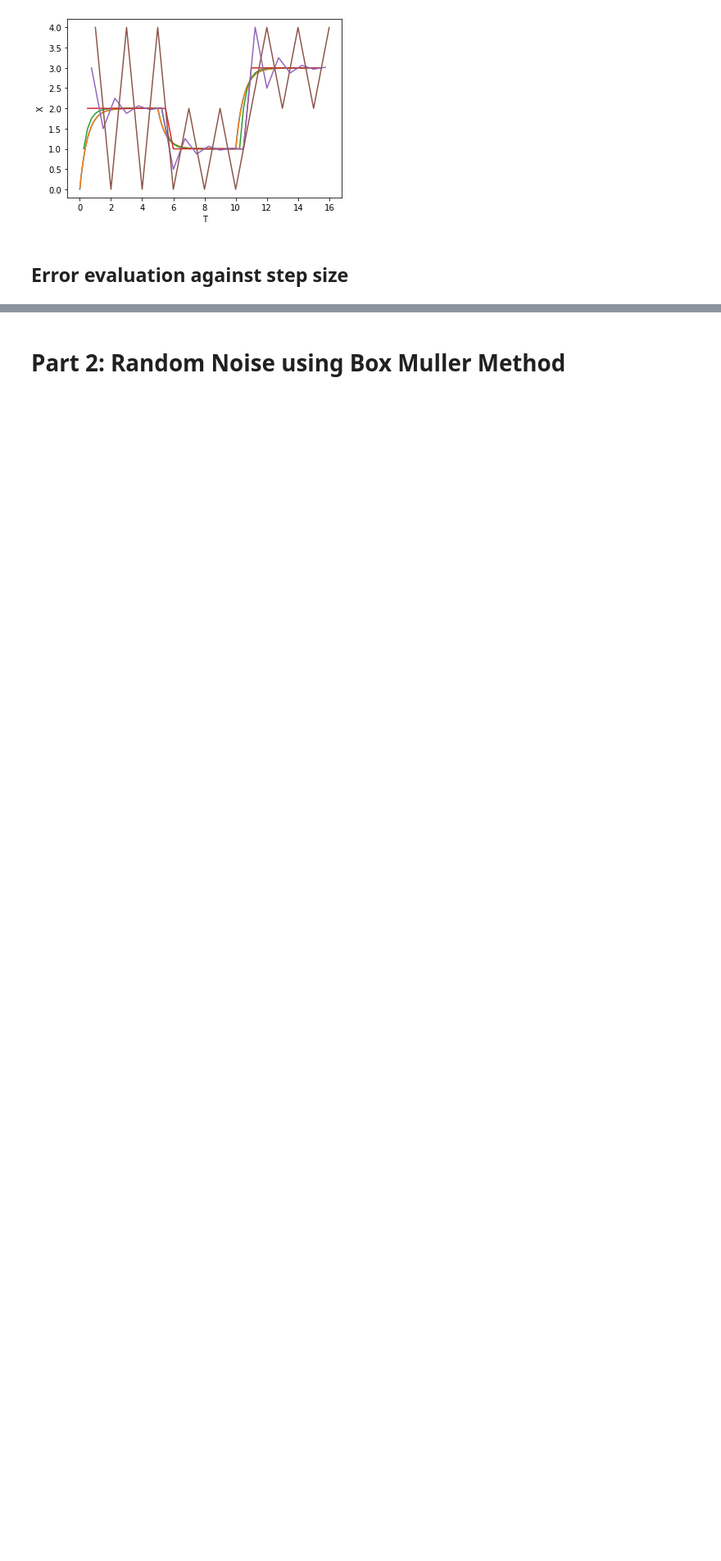
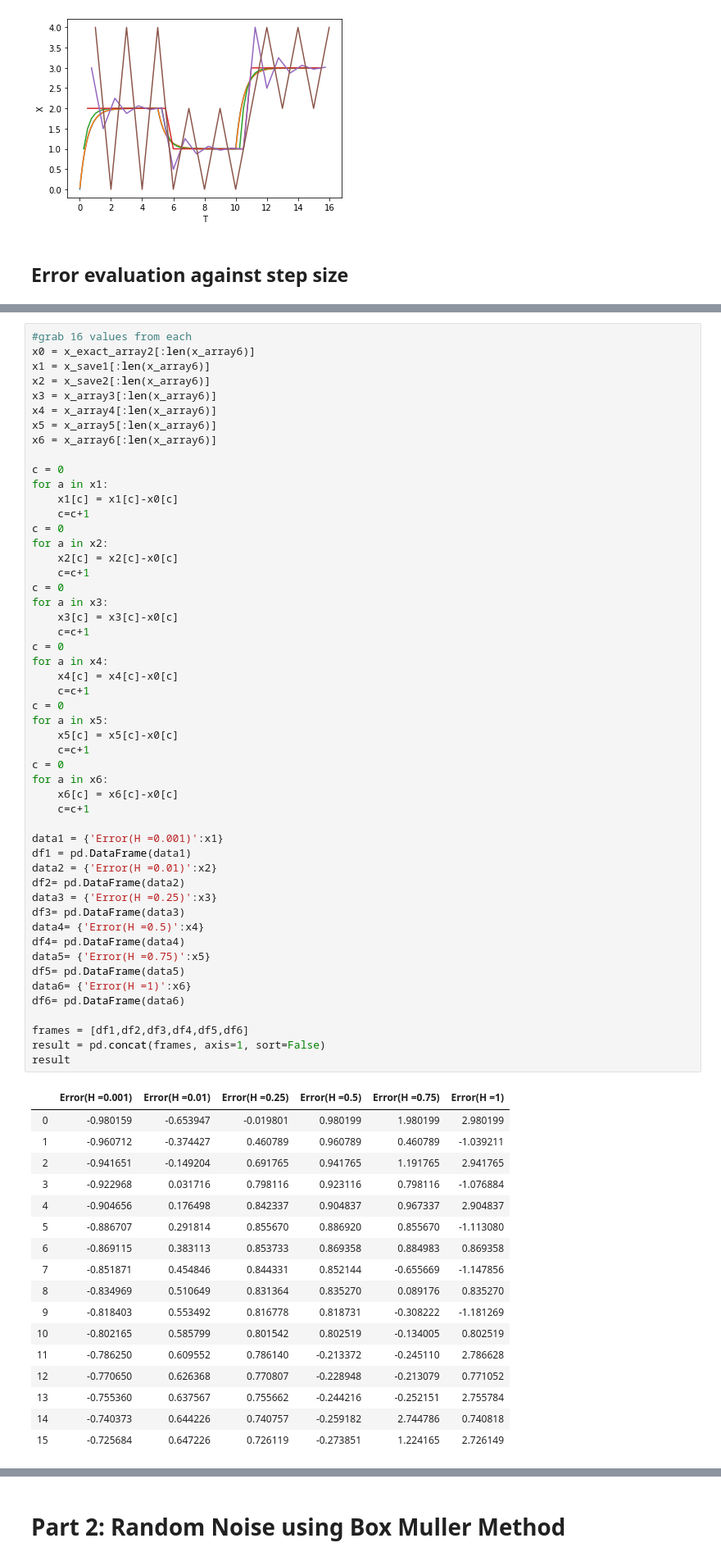
Before and after one commit to Kikumu/Computational-science-practice, a Jupyter notebook: CourseProject/Computational-Science-ACW.ipynb, the cells around one changed output, grey strips where cells are left out. Shown at 82% size. Cells and saved outputs as stored; diff of their text form; blank space fills up the shorter version.

```diff
--- a/CourseProject/Computational-Science-ACW.ipynb
+++ b/CourseProject/Computational-Science-ACW.ipynb
@@ -223,0 +222,69 @@ result
+# %%
+#grab 16 values from each
+x0 = x_exact_array2[:len(x_array6)]
+x1 = x_save1[:len(x_array6)]
+x2 = x_save2[:len(x_array6)]
+x3 = x_array3[:len(x_array6)]
+x4 = x_array4[:len(x_array6)]
+x5 = x_array5[:len(x_array6)]
+x6 = x_array6[:len(x_array6)]
+
+c = 0
+for a in x1:
+    x1[c] = x1[c]-x0[c]
+    c=c+1
+c = 0
+for a in x2:
+    x2[c] = x2[c]-x0[c]
+    c=c+1
+c = 0
+for a in x3:
+    x3[c] = x3[c]-x0[c]
+    c=c+1
+c = 0
+for a in x4:
+    x4[c] = x4[c]-x0[c]
+    c=c+1
+c = 0
+for a in x5:
+    x5[c] = x5[c]-x0[c]
+    c=c+1
+c = 0
+for a in x6:
+    x6[c] = x6[c]-x0[c]
+    c=c+1
+
+data1 = {'Error(H =0.001)':x1}
+df1 = pd.DataFrame(data1)
+data2 = {'Error(H =0.01)':x2}
+df2= pd.DataFrame(data2)
+data3 = {'Error(H =0.25)':x3}
+df3= pd.DataFrame(data3)
+data4= {'Error(H =0.5)':x4}
+df4= pd.DataFrame(data4)
+data5= {'Error(H =0.75)':x5}
+df5= pd.DataFrame(data5)
+data6= {'Error(H =1)':x6}
+df6= pd.DataFrame(data6)
+
+frames = [df1,df2,df3,df4,df5,df6]
+result = pd.concat(frames, axis=1, sort=False)
+result
+# %% [output]
+|  | Error(H =0.001) | Error(H =0.01) | Error(H =0.25) | Error(H =0.5) | Error(H =0.75) | Error(H =1) |
+| 0 | -0.980159 | -0.653947 | -0.019801 | 0.980199 | 1.980199 | 2.980199 |
+| 1 | -0.960712 | -0.374427 | 0.460789 | 0.960789 | 0.460789 | -1.039211 |
+| 2 | -0.941651 | -0.149204 | 0.691765 | 0.941765 | 1.191765 | 2.941765 |
+| 3 | -0.922968 | 0.031716 | 0.798116 | 0.923116 | 0.798116 | -1.076884 |
+| 4 | -0.904656 | 0.176498 | 0.842337 | 0.904837 | 0.967337 | 2.904837 |
+| 5 | -0.886707 | 0.291814 | 0.855670 | 0.886920 | 0.855670 | -1.113080 |
+| 6 | -0.869115 | 0.383113 | 0.853733 | 0.869358 | 0.884983 | 0.869358 |
+| 7 | -0.851871 | 0.454846 | 0.844331 | 0.852144 | -0.655669 | -1.147856 |
+| 8 | -0.834969 | 0.510649 | 0.831364 | 0.835270 | 0.089176 | 0.835270 |
+| 9 | -0.818403 | 0.553492 | 0.816778 | 0.818731 | -0.308222 | -1.181269 |
+| 10 | -0.802165 | 0.585799 | 0.801542 | 0.802519 | -0.134005 | 0.802519 |
+| 11 | -0.786250 | 0.609552 | 0.786140 | -0.213372 | -0.245110 | 2.786628 |
+| 12 | -0.770650 | 0.626368 | 0.770807 | -0.228948 | -0.213079 | 0.771052 |
+| 13 | -0.755360 | 0.637567 | 0.755662 | -0.244216 | -0.252151 | 2.755784 |
+| 14 | -0.740373 | 0.644226 | 0.740757 | -0.259182 | 2.744786 | 0.740818 |
+| 15 | -0.725684 | 0.647226 | 0.726119 | -0.273851 | 1.224165 | 2.726149 |
```
Also changed, not shown: parts of 4 cells of this notebook.
